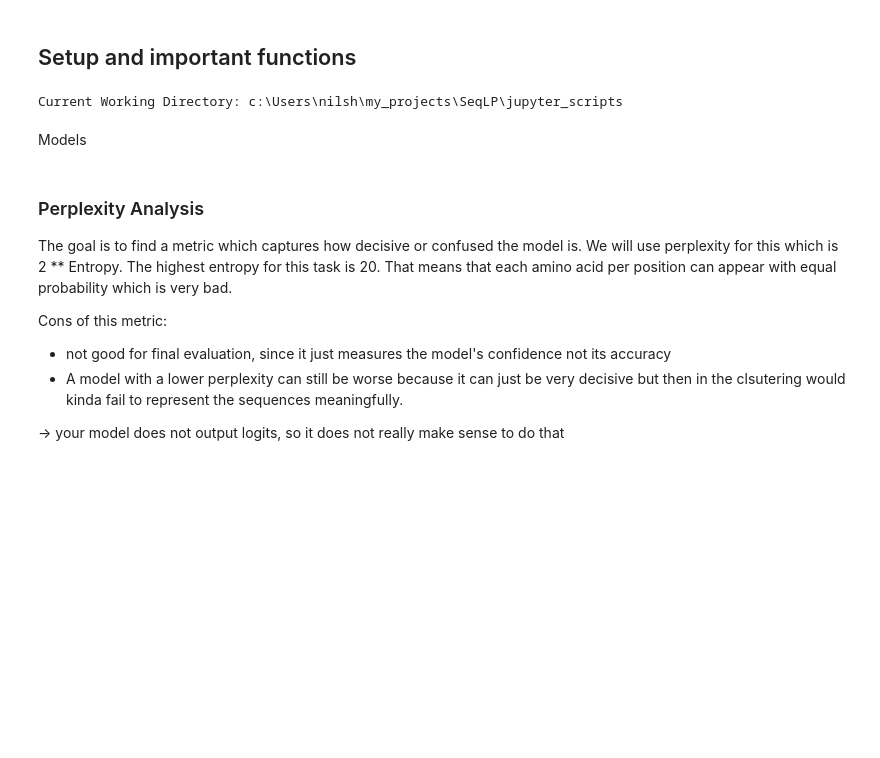
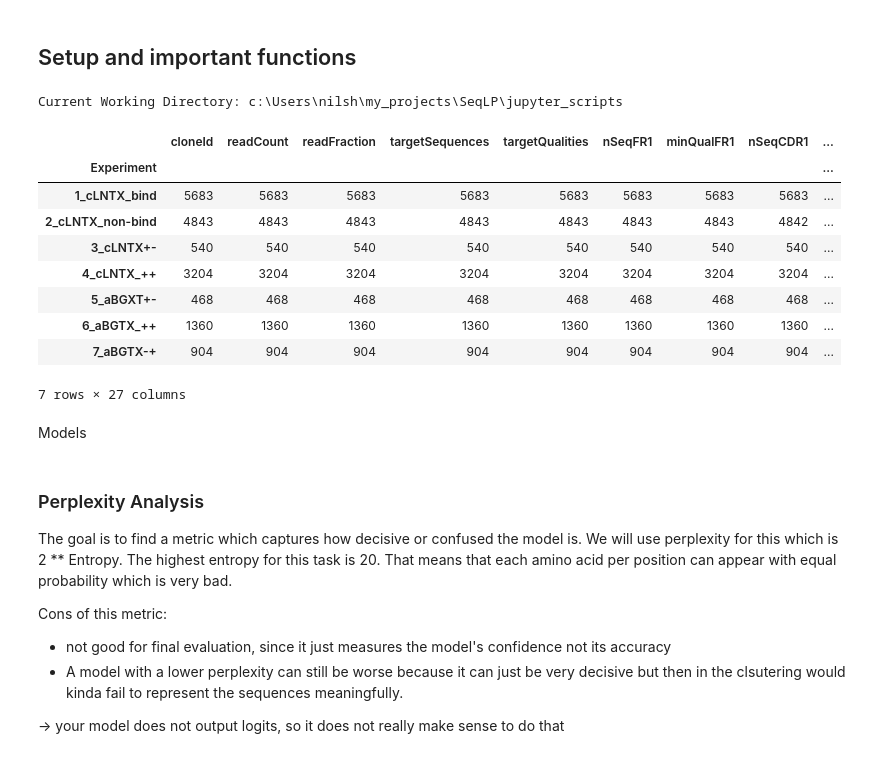
Before and after one commit to DigBioLab/SeqLP, a Jupyter notebook: jupyter_scripts/validate.ipynb, the cells around one changed output. Cells and saved outputs as stored; diff of their text form; code cells hidden in the pictures; blank space fills up the shorter version.

```diff
--- a/jupyter_scripts/validate.ipynb
+++ b/jupyter_scripts/validate.ipynb
@@ -28,5 +28,18 @@ nanobody_delphia_ag_filter = pd.read_excel(r"C:\Users\nilsh\OneDrive\Desktop\res
 binding_data = pd.read_excel(r"C:\Users\nilsh\OneDrive\Desktop\results_thesis\data\all_binding_data.xlsx")
 sequencing_report = pd.read_csv(r"C:\Users\nilsh\my_projects\ExpoSeq\my_experiments\max_new\sequencing_report.csv",)
+# %%
+sequencing_report.groupby("Experiment").count()
+# %% [output]
+|  | cloneId | readCount | readFraction | targetSequences | targetQualities | nSeqFR1 | minQualFR1 | nSeqCDR1 | ... |
+| Experiment |  |  |  |  |  |  |  |  | ... |
+| 1_cLNTX_bind | 5683 | 5683 | 5683 | 5683 | 5683 | 5683 | 5683 | 5683 | ... |
+| 2_cLNTX_non-bind | 4843 | 4843 | 4843 | 4843 | 4843 | 4843 | 4843 | 4842 | ... |
+| 3_cLNTX+- | 540 | 540 | 540 | 540 | 540 | 540 | 540 | 540 | ... |
+| 4_cLNTX_++ | 3204 | 3204 | 3204 | 3204 | 3204 | 3204 | 3204 | 3204 | ... |
+| 5_aBGXT+- | 468 | 468 | 468 | 468 | 468 | 468 | 468 | 468 | ... |
+| 6_aBGTX_++ | 1360 | 1360 | 1360 | 1360 | 1360 | 1360 | 1360 | 1360 | ... |
+| 7_aBGTX-+ | 904 | 904 | 904 | 904 | 904 | 904 | 904 | 904 | ... |
+7 rows × 27 columns
 # %% [markdown]
 Models
 # %%
```
Also changed, not shown: parts of 19 cells of this notebook, 2 other files.
